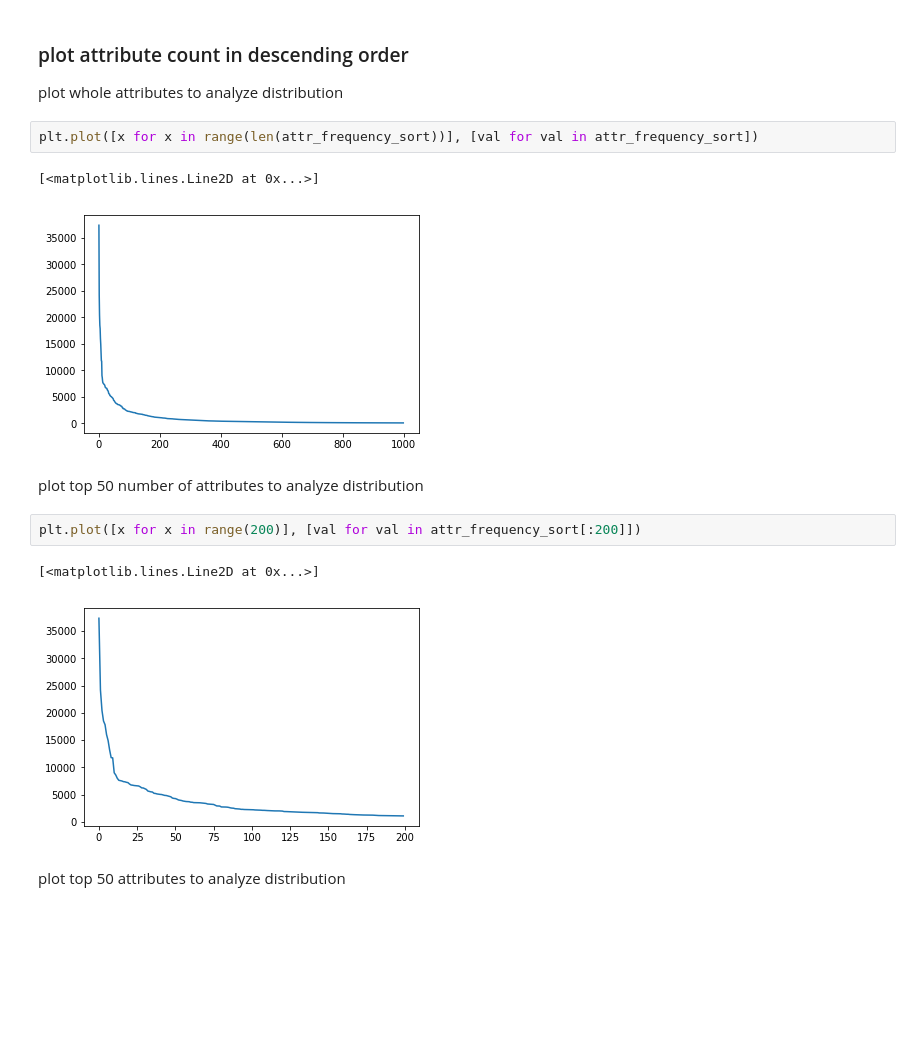
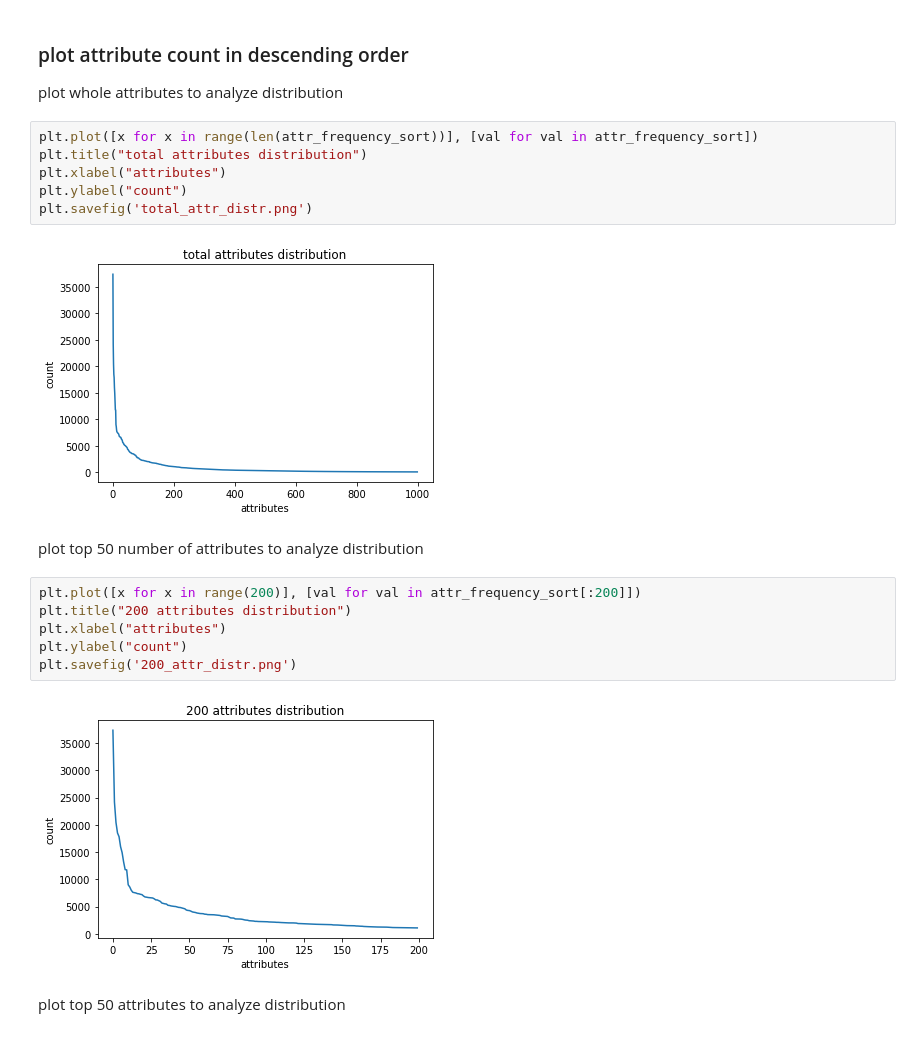
Before and after one commit to starsuzi/deep-fashion, a Jupyter notebook: explore-data.ipynb, the cells around one changed output. Drawn from its saved outputs; the diff is of its cells as text; blank space fills up the shorter version.

Commit message:
plot

```diff
--- a/explore-data.ipynb
+++ b/explore-data.ipynb
@@ -227,16 +227,22 @@ Length: 1000, dtype: int64
 plot whole attributes to analyze distribution
 # %%
 plt.plot([x for x in range(len(attr_frequency_sort))], [val for val in attr_frequency_sort])
+plt.title("total attributes distribution")
+plt.xlabel("attributes")
+plt.ylabel("count")
+plt.savefig('total_attr_distr.png')
 # %% [output]
-[<matplotlib.lines.Line2D at 0x...>]
-[figure, old version]
+[figure, new version]
 # %% [markdown]
 plot top 50 number of attributes to analyze distribution
 # %%
 plt.plot([x for x in range(200)], [val for val in attr_frequency_sort[:200]])
+plt.title("200 attributes distribution")
+plt.xlabel("attributes")
+plt.ylabel("count")
+plt.savefig('200_attr_distr.png')
 # %% [output]
-[<matplotlib.lines.Line2D at 0x...>]
-[figure, old version]
+[figure, new version]
 # %% [markdown]
 plot top 50 attributes to analyze distribution
 # %%
```
Also changed, not shown: parts of 27 cells of this notebook, 19 other files.
